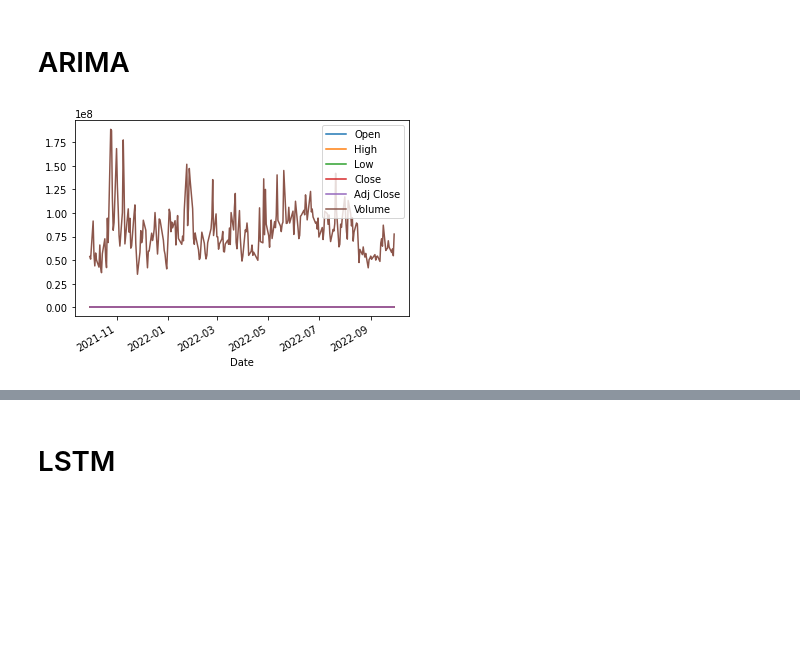
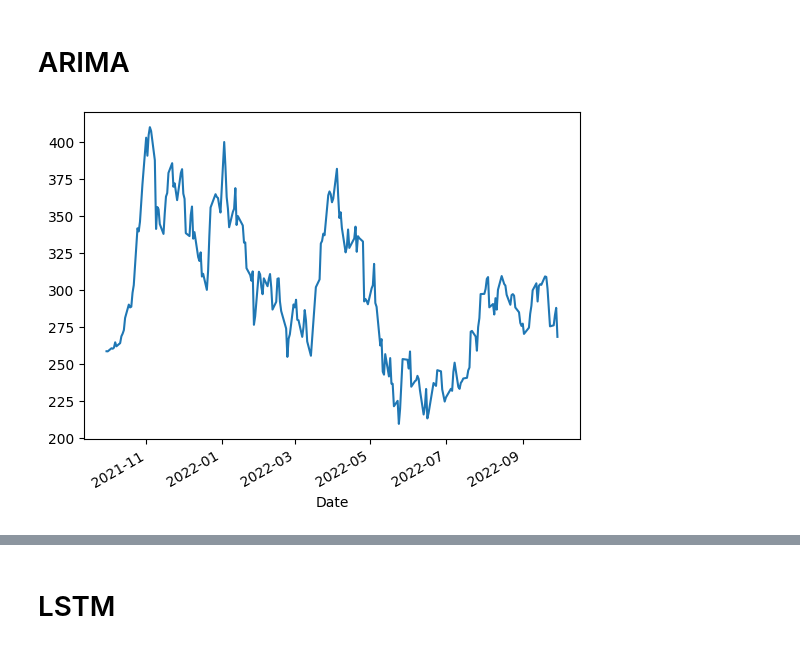
Before and after one commit to calvinz168/CISC-452, a Jupyter notebook: neural_network.ipynb, the cells around one changed output, grey strips where cells are left out. Cells and saved outputs as stored; diff of their text form; code cells hidden in the pictures; blank space fills up the shorter version.

```diff
--- a/neural_network.ipynb
+++ b/neural_network.ipynb
@@ -5,19 +5,23 @@ neural_network
 # %%
 from pandas import read_csv
 from datetime import datetime
 from matplotlib import pyplot
+from pandas.plotting import autocorrelation_plot
+import numpy as np
 
-from pandas.plotting import autocorrelation_plot
+# Suppress all warnings
+import warnings
+warnings.filterwarnings('ignore')
 
 def parser(x):
 	return datetime.strptime(x,'%Y-%m-%d')
 
 series = read_csv('data/stock_yfinance_data_tsla.csv', header=0, parse_dates=[0], index_col=0)
-series = series.drop('Stock Name', axis=1)
+series = series["Close"]
 series.plot()
 pyplot.show()
 # %% [output]
-[figure, old version]
+[figure, new version]
 # %%
 autocorrelation_plot(series)
 pyplot.show()
```
Also changed, not shown: parts of 5 cells of this notebook, 2 other files.
